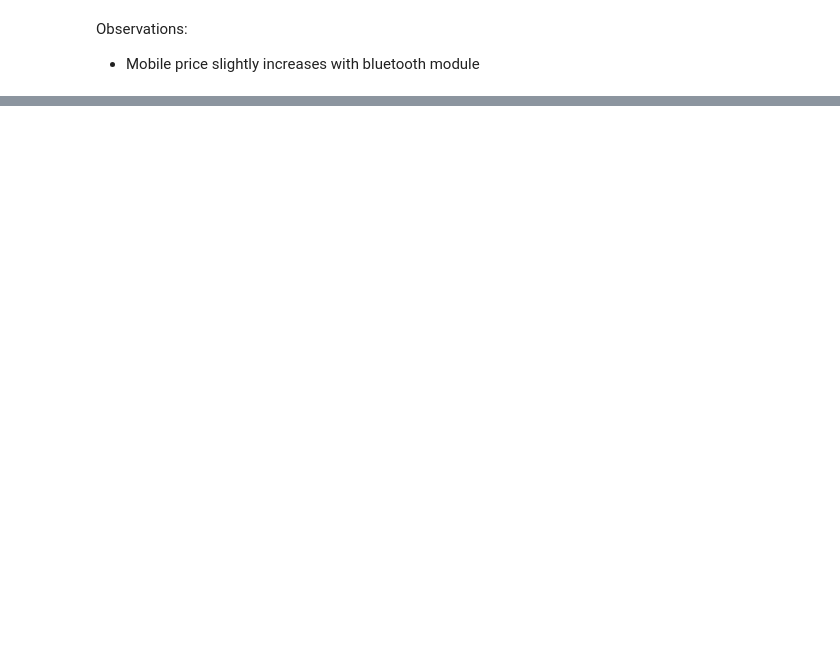
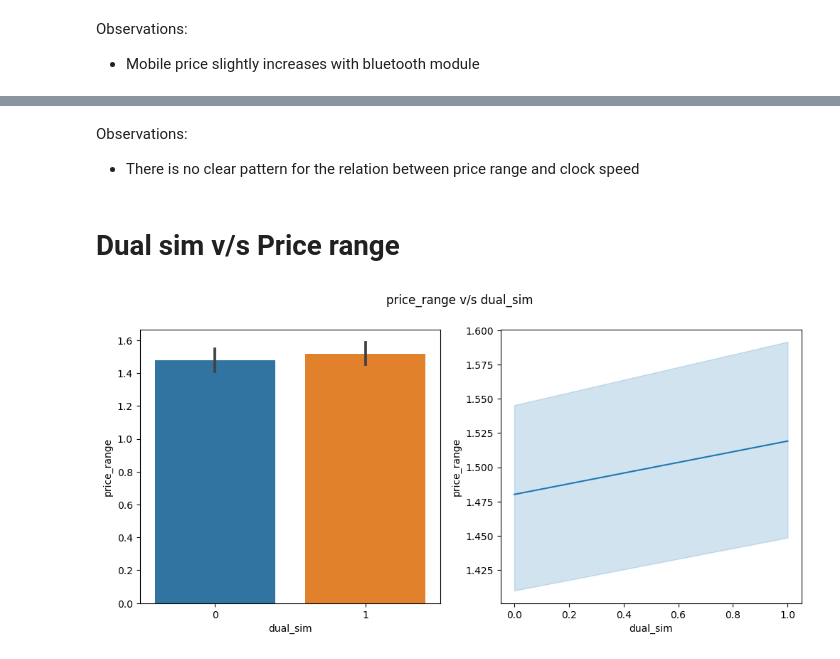
Before and after one commit to Vishal-Pattar/Mobile-Price, a Jupyter notebook: mpp1.ipynb, the cells around one changed output, grey strips where cells are left out. Drawn from its saved outputs; the diff is of its cells as text; code cells hidden in the pictures; blank space fills up the shorter version.

```diff
--- a/mpp1.ipynb
+++ b/mpp1.ipynb
@@ -82,0 +143,9 @@ Observations:
+# %% [markdown]
+Observations:
+- There is no clear pattern for the relation between price range and clock speed
+# %% [markdown]
+# Dual sim v/s Price range
+# %%
+plot_relation_with_target('dual_sim','price_range')
+# %% [output]
+[figure, added]
```
Also changed, not shown: parts of 10 cells of this notebook, 1 other file.
